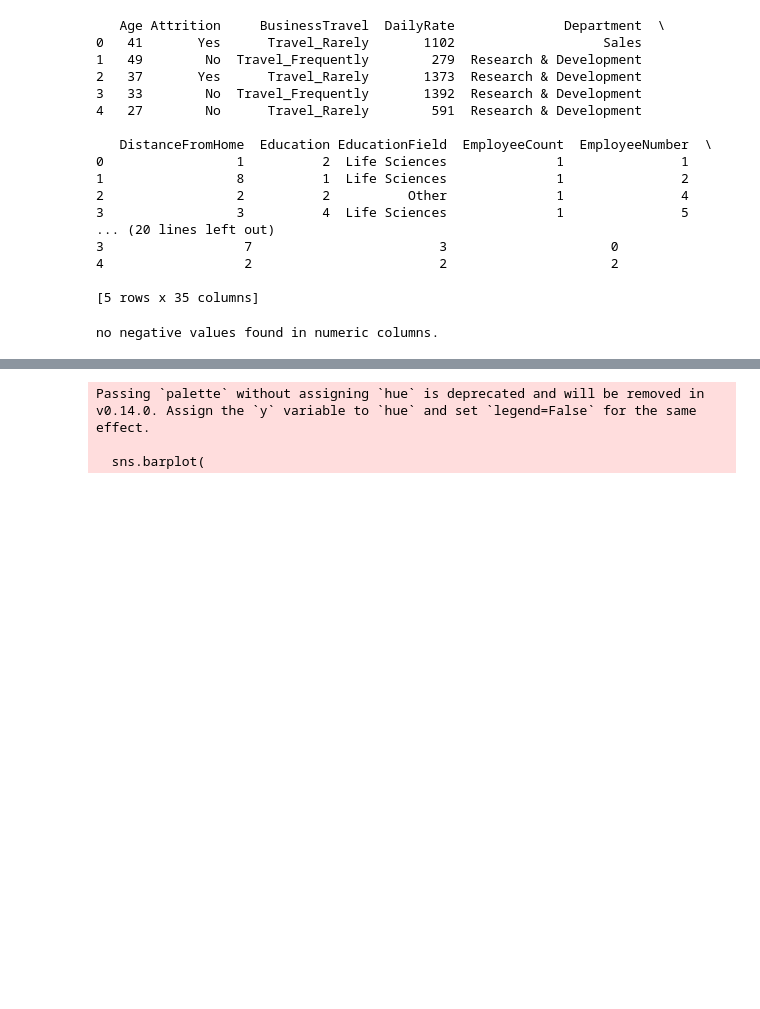
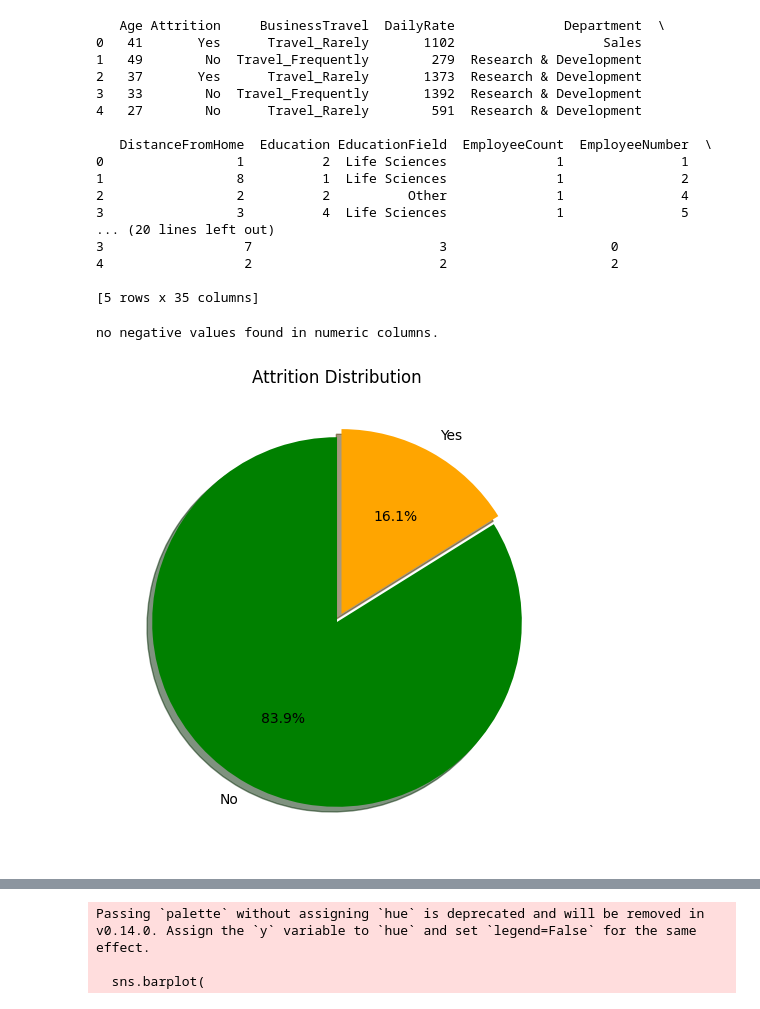
Before and after one commit to melo4yxa77796/EmployeeProductivityAnalysis, a Jupyter notebook: atrrition.ipynb, the cells around one changed output, grey strips where cells are left out. Drawn from its saved outputs; the diff is of its cells as text; code cells hidden in the pictures; blank space fills up the shorter version.

```diff
--- a/atrrition.ipynb
+++ b/atrrition.ipynb
@@ -111,3 +111,36 @@ else:
     print(negative_values)
 # %% [output]
 no negative values found in numeric columns.
+# %%
+import pandas as pd
+import matplotlib.pyplot as plt
+
+
+df = pd.read_csv('WA_Fn-UseC_-HR-Employee-Attrition.csv')
+
+
+attrition_counts = df['Attrition'].value_counts()
+
+
+colors = ['green', 'orange']
+
+plt.figure(figsize=(6,6))
+attrition_counts.plot.pie(
+    autopct='%1.1f%%',
+    startangle=90,
+    colors=colors,
+    labels=attrition_counts.index,
+    explode=(0, 0.05),
+    shadow=True
+)
+
+plt.title('Attrition Distribution')
+plt.ylabel('')
+
+
+plt.savefig('attrition_pie.png', dpi=300)
+
+
+plt.show()
+# %% [output]
+[figure, added]
```
Also changed, not shown: parts of 17 cells of this notebook, 13 other files.
